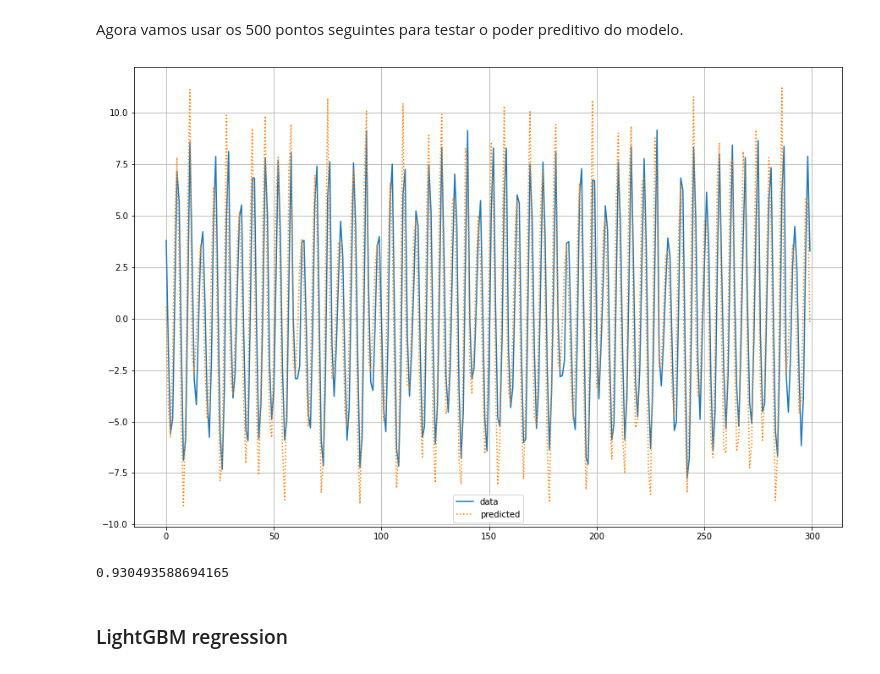
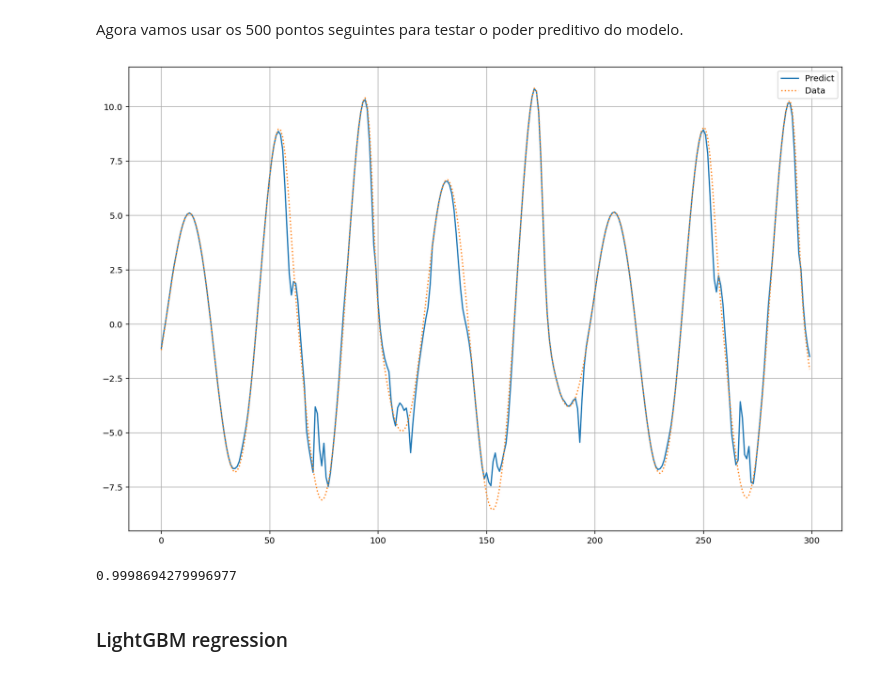
Before and after one commit to fccoelho/sistemas_dinamicos_aplicados, a Jupyter notebook: Sage/Nonlinear Timeseries Analysis.ipynb, the cells around one changed output. Cells and saved outputs as stored; diff of their text form; code cells hidden in the pictures.

```diff
--- a/Sage/Nonlinear Timeseries Analysis.ipynb
+++ b/Sage/Nonlinear Timeseries Analysis.ipynb
@@ -40,7 +41,7 @@ def rossler(Y,t,*pars):
 # %%
 inits = [4,4,5]
 a,b,c = 0.2, 0.2, 5.7
-trange = range(20000)
+trange = np.linspace(0,3000,20000)
 res = odeint(rossler,inits,trange, args=(a,b,c))
 # %% [markdown]
 De acordo com o [teorema de Takens](https://math.stackexchange.com/questions/2262961/understanding-takens-embedding-theorem) sobre delay embedding, nos diz que podemos reconstruir um atrator estranho de dimensão $n$ a partir apenas de uma série temporal $x(t)$  de medidas do sistema dinâmico original usado para reconstruir o atrator em um espaço de fase atrasado de dimensão $m\leq n$: $y(t)=[y(t-\tau), y(t-2\tau),\ldots,y(t-(m-1)\tau)]$.
@@ -122,10 +121,10 @@ from sklearn.metrics import mean_squared_log_error, mean_squared_error, mean_abs
 from statsmodels.nonparametric.kernel_regression import KernelReg
 # %%
 data = pd.DataFrame(data={'ts':res[:,0]})
-tau = 4
+tau = 9
 data['lag1'] = data.ts.shift(1*tau)
 data['lag2'] = data.ts.shift(2*tau)
 data['lag3'] = data.ts.shift(3*tau)
-data['lag4'] = data.ts.shift(4*tau)
+#data['lag4'] = data.ts.shift(4*tau)
 data
 # %% [output]
@@ -165,21 +170,21 @@ data
 ### Kernel regression
 Vamos usar a biblioteca statsmodels para ajustar a [regressão de kernel](https://www.statsmodels.org/devel/generated/statsmodels.nonparametric.kernel_regression.KernelReg.html#statsmodels.nonparametric.kernel_regression.KernelReg) não paramétrica. Para economizar tempo, vamos ajustar a regressão por Kernel utilizando apenas os primeiros 500 pontos. So we will use only the first 500 points to fit the regression model.
 # %%
-model = KernelReg(data.ts[17:517], data[['lag1','lag2','lag3','lag4']][:500],var_type=['c','c','c','c'])
+model = KernelReg(data.ts[28:128], data[['lag1','lag2','lag3']][28:128],var_type=['c','c','c'])
 # %% [markdown]
 Agora vamos usar os 500 pontos seguintes para testar o poder preditivo do modelo.
 # %%
-m,marg = model.fit(data_predict=data[['lag1','lag2','lag3','lag4']][517:817])
-plt.plot(m, label='data')
-plt.plot(range(300),data.ts[517:817],':',label='predicted')
+m,marg = model.fit(data_predict=data[['lag1','lag2','lag3']][-300:])
+plt.plot(m, label='Predict')
+plt.plot(range(300),data.ts[-300:],':',label='Data')
 plt.grid()
 plt.legend();
 # %% [output]
-[figure, old version]
+[figure, new version]
 # %%
 model.r_squared()
 # %% [output]
-0.930493588694165
+0.9998694279996977
 # %% [markdown]
 ### LightGBM regression
 # %%
```
Also changed, not shown: parts of 12 cells of this notebook.
